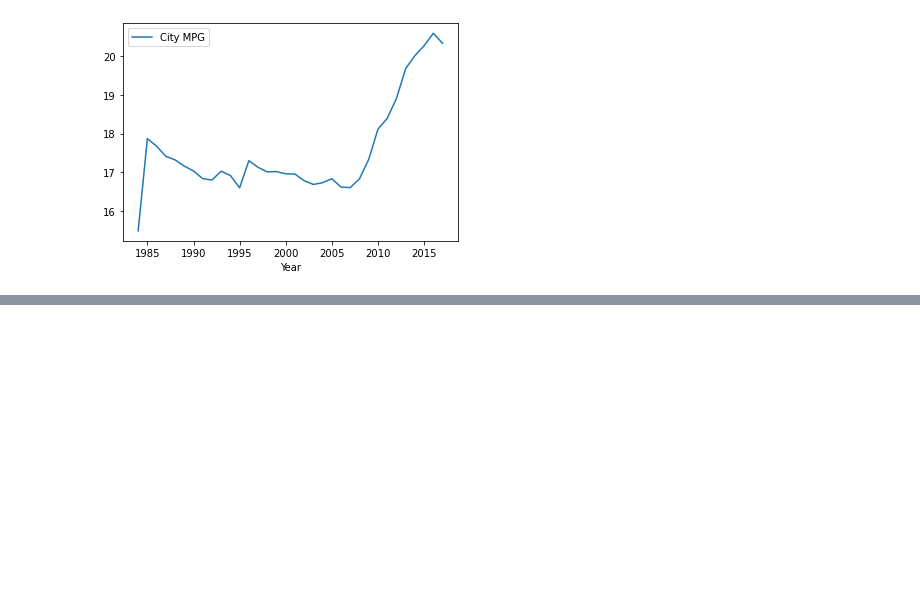
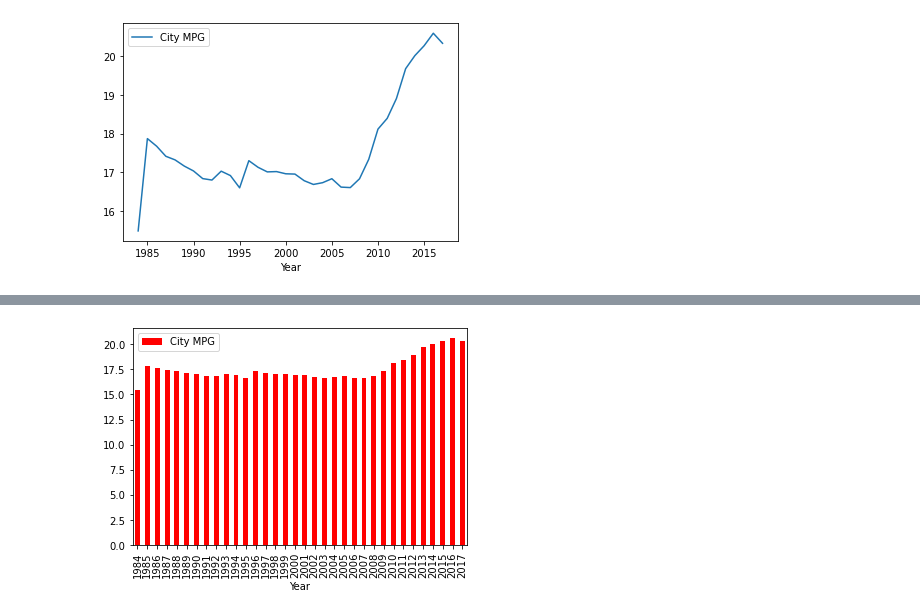
Before and after one commit to thomas-cares/data-pt-ber-08-20, a Jupyter notebook: practice/codealong.ipynb, the cells around one changed output, grey strips where cells are left out. Drawn from its saved outputs; the diff is of its cells as text; code cells hidden in the pictures; blank space fills up the shorter version.

```diff
--- a/practice/codealong.ipynb
+++ b/practice/codealong.ipynb
@@ -1531,0 +1540,6 @@ grouped
+# %%
+#BAR PLOT
+grouped.plot.bar(x='Year', y='City MPG', color='red')
+plt.show()
+# %% [output]
+[figure, added]
```
Also changed, not shown: parts of 2 cells of this notebook.
